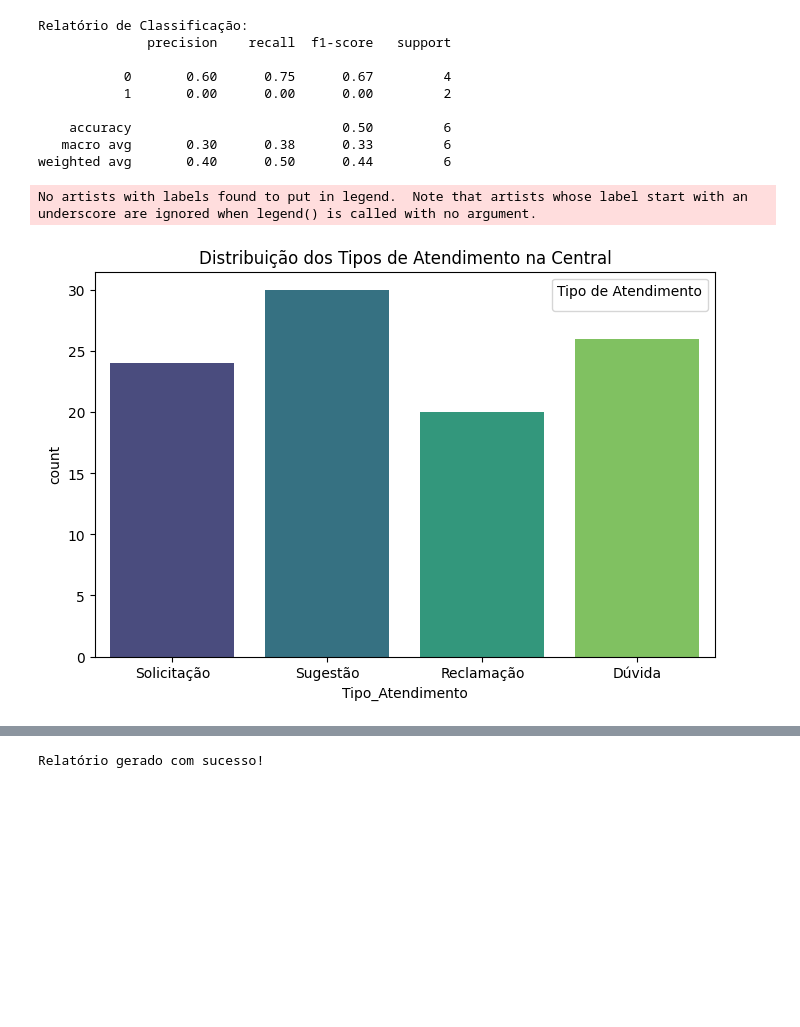
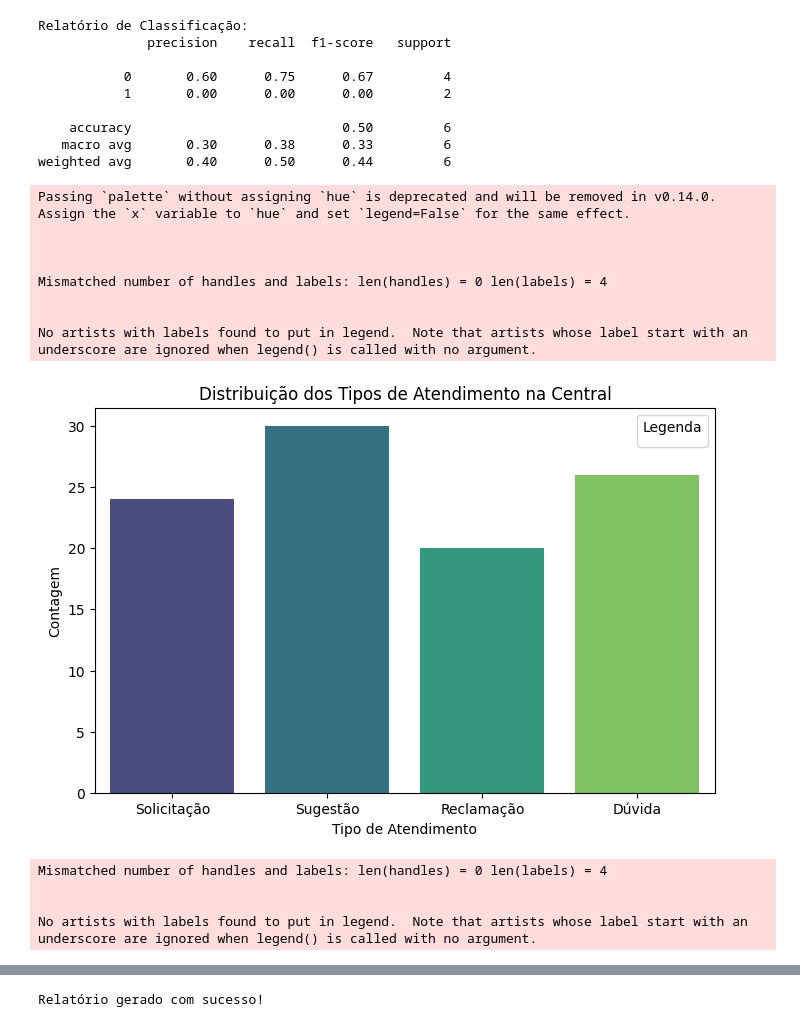
Before and after one commit to samuelbahia/Report, a Jupyter notebook: Projeto_Final_IBMEC_DSBI2025.ipynb, the cells around one changed output, grey strips where cells are left out. Drawn from its saved outputs; the diff is of its cells as text; code cells hidden in the pictures; blank space fills up the shorter version.

```diff
--- a/Projeto_Final_IBMEC_DSBI2025.ipynb
+++ b/Projeto_Final_IBMEC_DSBI2025.ipynb
@@ -119,11 +119,13 @@ merged_data = pd.merge(central_data, processos_data, on="UF", how="inner")
 
 # 3. Visualizações aprimoradas
 
-# Gráfico corrigido para evitar o FutureWarning
 plt.figure(figsize=(8, 5))
-sns.countplot(data=central_data, x="Tipo_Atendimento", hue="Tipo_Atendimento", palette="viridis")
-plt.title("Distribuição dos Tipos de Atendimento na Central")
-plt.legend(title="Tipo de Atendimento")
+ax = sns.countplot(data=central_data, x="Tipo_Atendimento", palette="viridis")
+ax.set_title("Distribuição dos Tipos de Atendimento na Central")
+ax.set_xlabel("Tipo de Atendimento")
+ax.set_ylabel("Contagem")
+handles, labels = ax.get_legend_handles_labels()
+plt.legend(handles=handles, labels=["Reclamação", "Dúvida", "Solicitação", "Sugestão"], title="Legenda")
 plt.show()
 
 
@@ -136,10 +138,15 @@ def generate_visualizations(central_data, processos_data):
 
     # Gráfico de distribuição dos tipos de atendimento
     plt.figure(figsize=(8, 5))
-    sns.countplot(data=central_data, x="Tipo_Atendimento", hue="Tipo_Atendimento", palette="viridis", legend=False)
-    plt.title("Distribuição dos Tipos de Atendimento")
-    plt.xlabel("Tipo de Atendimento")
-    plt.ylabel("Contagem")
+    ax = sns.countplot(data=central_data, x="Tipo_Atendimento", hue="Tipo_Atendimento", palette="viridis")
+    ax.set_title("Distribuição dos Tipos de Atendimento")
+    ax.set_xlabel("Tipo de Atendimento")
+    ax.set_ylabel("Contagem")
+
+    # Adicionando rótulos manualmente à legenda
+    handles, labels = ax.get_legend_handles_labels()
+    plt.legend(handles=handles[:4], labels=["Reclamação", "Dúvida", "Solicitação", "Sugestão"], title="Legenda")
+
     plt.savefig("grafico_tipos_atendimento.png")
     plt.show()
 
@@ -207,31 +214,42 @@ app.layout = html.Div([
     dcc.Graph(
         id='mapa-distribuicao',
         figure=fig_map,
     ),
 
     dcc.Graph(
         id='grafico-tipos-atendimento',
         figure=px.bar(
             central_data,
             x="Tipo_Atendimento",
             color="Tipo_Atendimento",
             title="Distribuição dos Tipos de Atendimento"
         ),
     ),
 ])
 
 if __name__ == '__main__':
     app.run_server(debug=True)
 # %% [output]
 [interactive output not drawn]
 Relatório de Classificação:
               precision    recall  f1-score   support
 
            0       0.60      0.75      0.67         4
            1       0.00      0.00      0.00         2
 
     accuracy                           0.50         6
    macro avg       0.30      0.38      0.33         6
 weighted avg       0.40      0.50      0.44         6
+Passing `palette` without assigning `hue` is deprecated and will be removed in v0.14.0. Assign the `x` variable to `hue` and set `legend=False` for the same effect.
+
+
+
+Mismatched number of handles and labels: len(handles) = 0 len(labels) = 4
+
+
 No artists with labels found to put in legend.  Note that artists whose label start with an underscore are ignored when legend() is called with no argument.
-[figure, old version]
+[figure, new version]
+Mismatched number of handles and labels: len(handles) = 0 len(labels) = 4
+
+
+No artists with labels found to put in legend.  Note that artists whose label start with an underscore are ignored when legend() is called with no argument.
@@ -239,3 +257,3 @@ No artists with labels found to put in legend.  Note that artists whose label st
-Relatório gerado com sucesso!
+Relatório gerado com sucesso!
 [interactive output not drawn]
 [figure]
```
Also changed, not shown: parts of 2 cells of this notebook.
